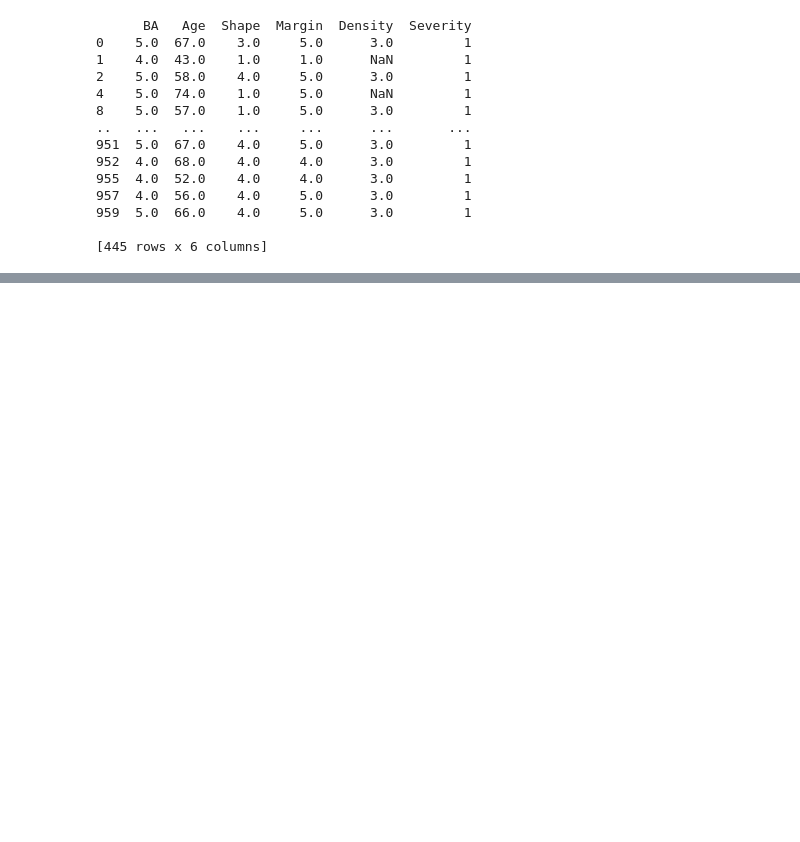
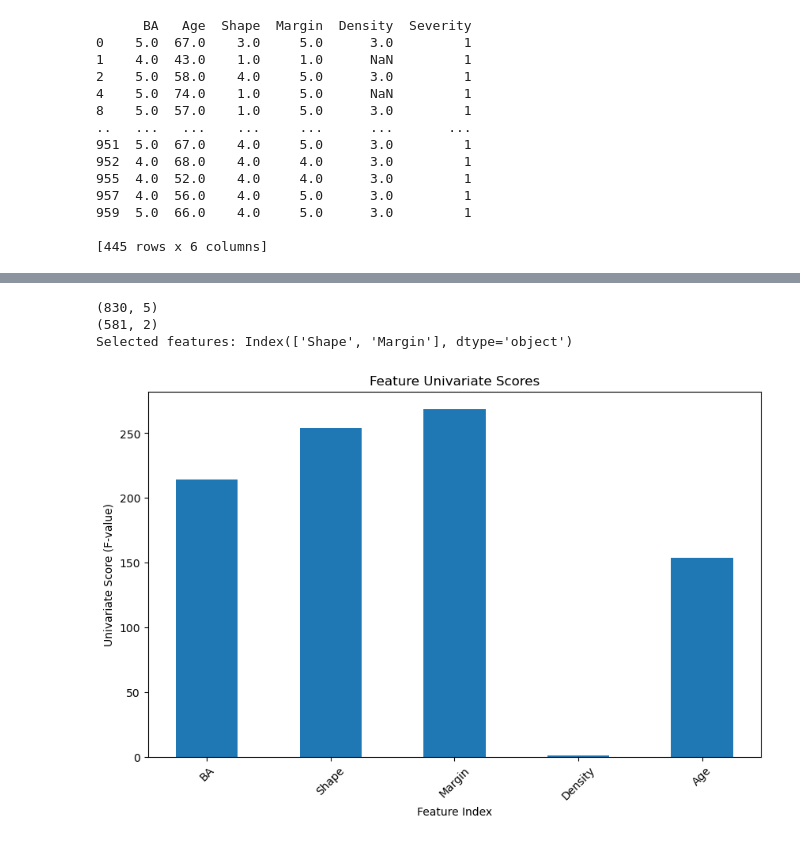
Before and after one commit to Nuraly1503/Data-Analytics, a Jupyter notebook: DA01/1-1.ipynb, the cells around one changed output, grey strips where cells are left out. Saved outputs shown, nothing was run; the diff lists cells and outputs as text; code cells hidden in the pictures; blank space fills up the shorter version.

```diff
--- a/DA01/1-1.ipynb
+++ b/DA01/1-1.ipynb
@@ -35,0 +114,72 @@ print(loc_df)
+# %%
+
+import pandas as pd
+from sklearn.feature_selection import SelectKBest, f_classif
+from sklearn.model_selection import train_test_split
+
+# Load the dataset
+df = pd.read_csv('mammographic_masses_data.csv')
+
+# Display the first few rows of the dataframe to understand its structure
+# print(df.head())
+
+# Extract features and target
+# Features: BA, Shape, Margin, Density
+# Target: Severity
+X = df[['BA', 'Shape', 'Margin', 'Density', 'Age']]
+y = df['Severity']
+
+# Handle missing values
+# Drop rows with missing values for simplicity
+# You might also consider imputation or other strategies
+X = X.dropna()
+y = y[X.index]  # Align target with the feature rows after dropping
+
+# Optionally, split the data into training and test sets
+# This is not strictly necessary for feature selection but is good practice
+X_train, X_test, y_train, y_test = train_test_split(X, y, test_size=0.3, random_state=42)
+
+# Apply SelectKBest to select the top 2 features
+selector = SelectKBest(f_classif, k=2)
+X_new = selector.fit_transform(X_train, y_train)
+
+print(X.shape)
+# Check the shape of the transformed dataset
+print(X_new.shape)
+
+# print(df.head())
+
+# Optionally, you can inspect the selected features
+selected_features = X_train.columns[selector.get_support()]
+print("Selected features:", selected_features)
+
+#Best feature is Margin, 2nd is Shape, 3rd BA, 4th Age
+# %% [output]
+(830, 5)
+(581, 2)
+Selected features: Index(['Shape', 'Margin'], dtype='object')
+# %%
+import numpy as np
+import matplotlib.pyplot as plt
+from sklearn.feature_selection import f_classif
+
+# Fit the feature selector to get the scores
+selector = SelectKBest(f_classif, k='all')  # Set k='all' to get scores for all features
+selector.fit(X_train, y_train)
+
+# Get the scores for each feature
+scores = selector.scores_
+
+# Indices for the features
+X_indices = np.arange(X.shape[1])
+
+# Plot the scores
+plt.figure(figsize=(10, 6))
+plt.bar(X_indices, scores, width=0.5)
+plt.title("Feature Univariate Scores")
+plt.xlabel("Feature Index")
+plt.ylabel("Univariate Score (F-value)")
+plt.xticks(X_indices, X.columns, rotation=45)
+plt.show()
+# %% [output]
+[figure, added]
```
Also changed, not shown: parts of 13 cells of this notebook.
